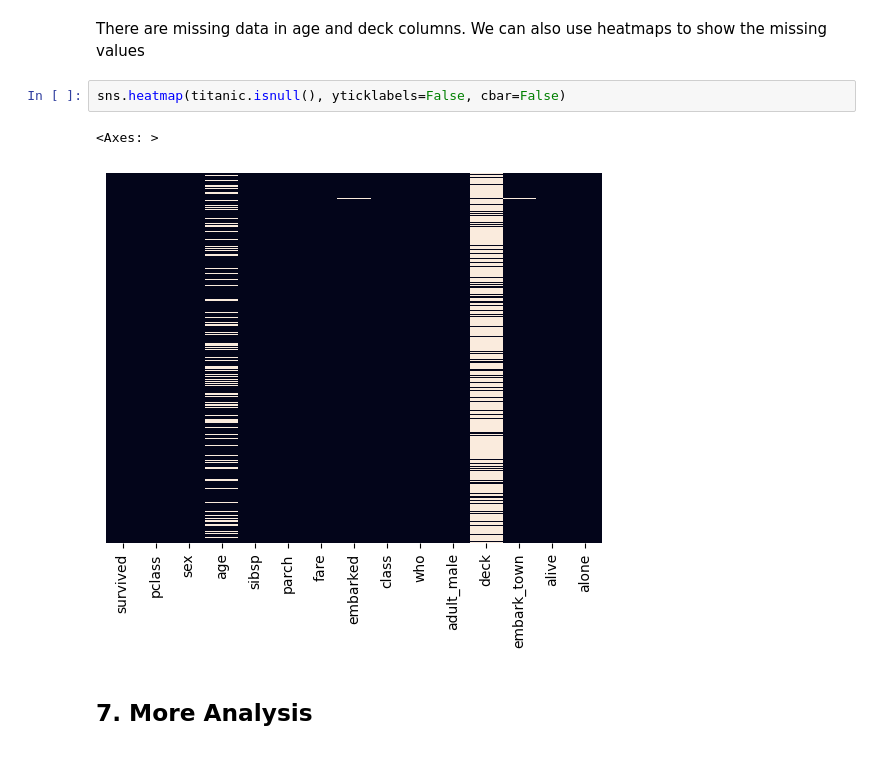
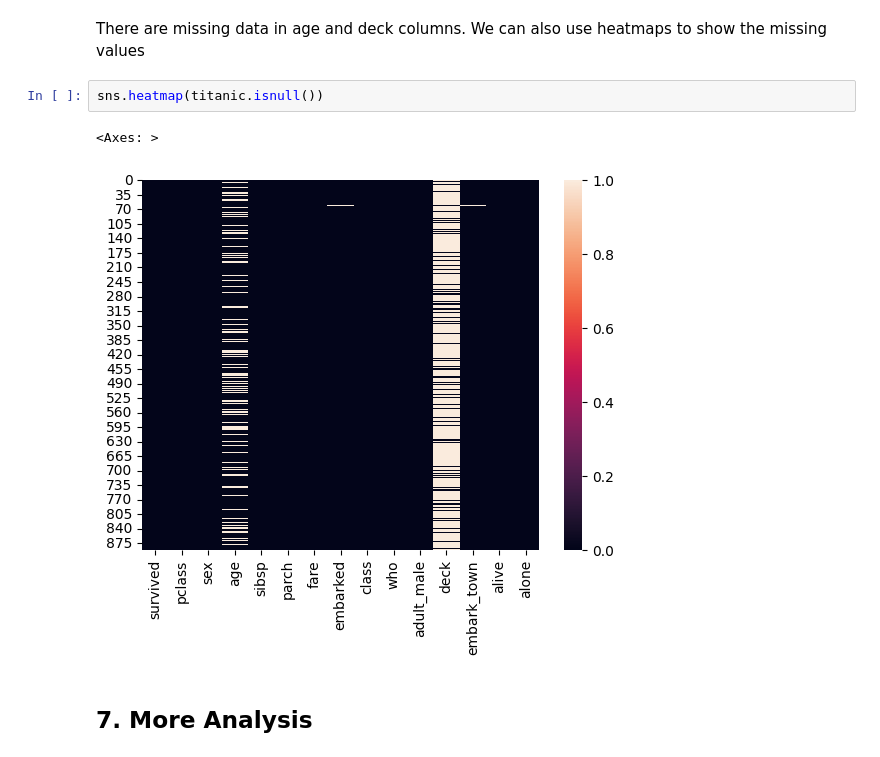
Before and after one commit to Kulwa-silya/teaching_basics, a Jupyter notebook: real_world_data_analysis_and_preparation/1_exploratory_data_analysis.ipynb, the cells around one changed output. Drawn from its saved outputs; the diff is of its cells as text.

```diff
--- a/real_world_data_analysis_and_preparation/1_exploratory_data_analysis.ipynb
+++ b/real_world_data_analysis_and_preparation/1_exploratory_data_analysis.ipynb
@@ -240,10 +239,10 @@ dtype: int64
 # %% [markdown]
 There are missing data in age and deck columns. We can also use heatmaps to show the missing values
 # %%
-sns.heatmap(titanic.isnull(), yticklabels=False, cbar=False)
+sns.heatmap(titanic.isnull())
 # %% [output]
 <Axes: >
-[figure, old version]
+[figure, new version]
 # %% [markdown]
 <a name='7'></a>
 ## 7. More Analysis
```
Also changed, not shown: parts of 4 cells of this notebook, 3 other files.
